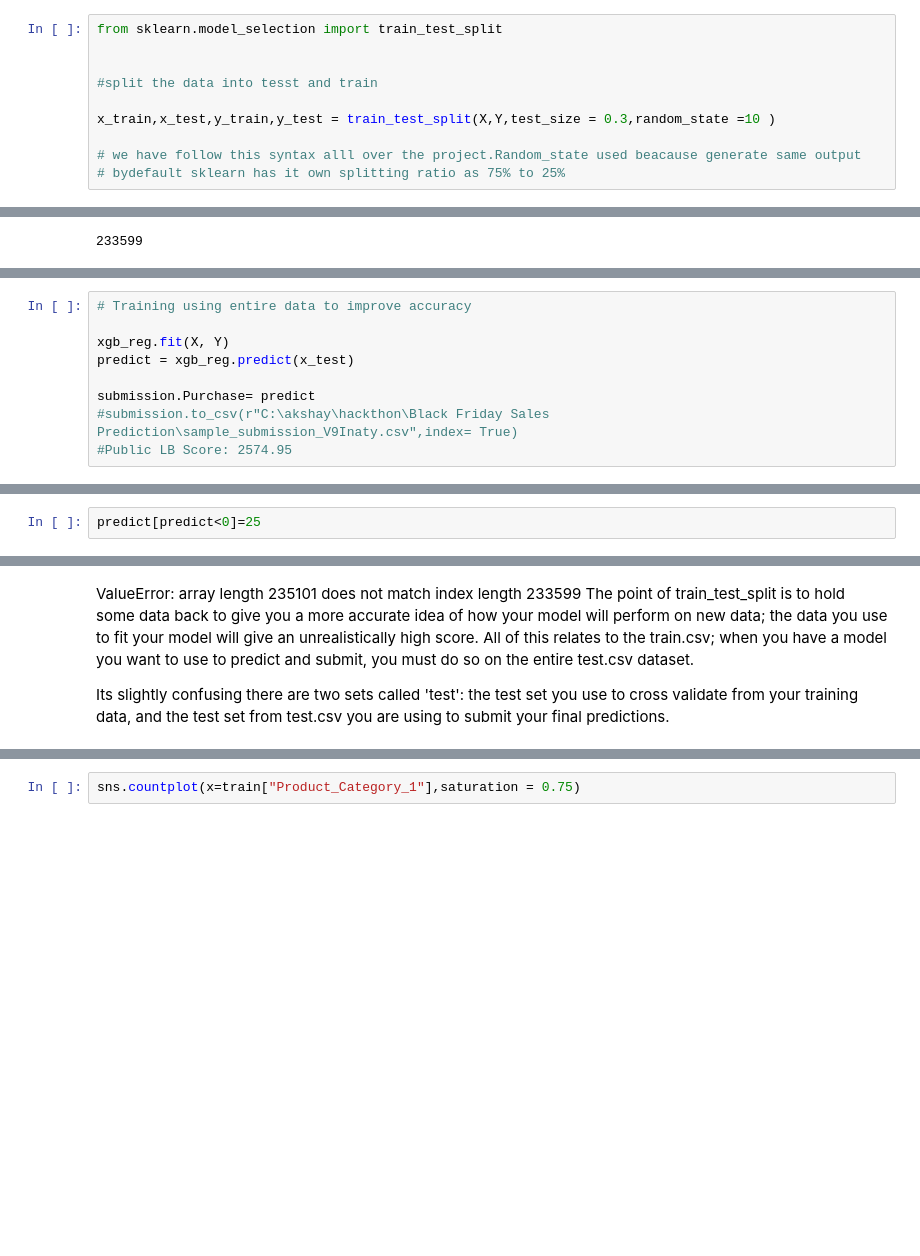
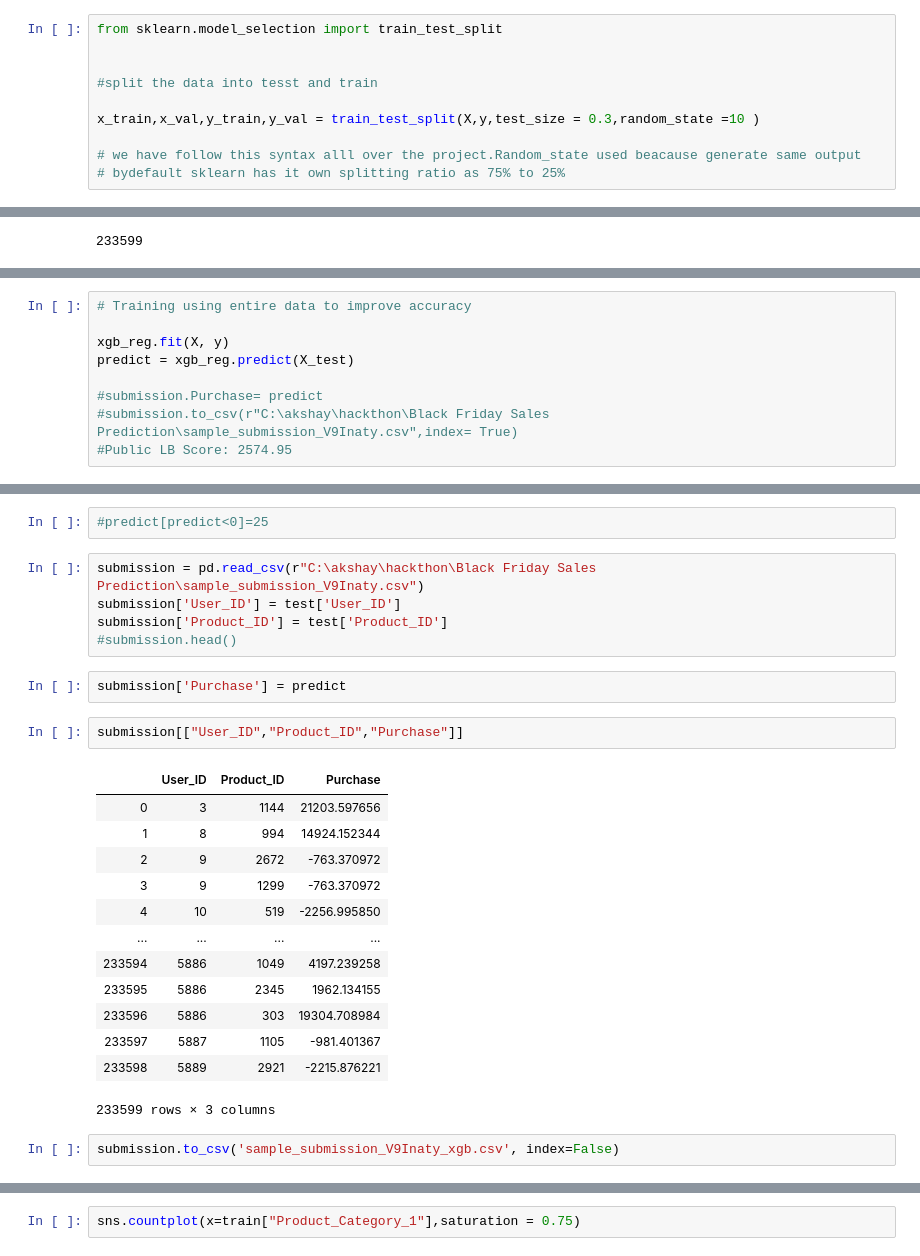
Before and after one commit to arav38/BlackFriday_Sale, a Jupyter notebook: datahack.analyticsvidhya.------black-friday.ipynb, the cells around one changed output, grey strips where cells are left out. Cells and saved outputs as stored; diff of their text form; blank space fills up the shorter version.

```diff
--- a/datahack.analyticsvidhya.------black-friday.ipynb
+++ b/datahack.analyticsvidhya.------black-friday.ipynb
@@ -371,7 +380,7 @@ from sklearn.model_selection import train_test_split
 
 #split the data into tesst and train
 
-x_train,x_test,y_train,y_test = train_test_split(X,Y,test_size = 0.3,random_state =10 )
+x_train,x_val,y_train,y_val = train_test_split(X,y,test_size = 0.3,random_state =10 )
 
 # we have follow this syntax alll over the project.Random_state used beacause generate same output
 # bydefault sklearn has it own splitting ratio as 75% to 25%
@@ -517,9 +546,9 @@ len(x_test)
 # %%
 # Training using entire data to improve accuracy
 
-xgb_reg.fit(X, Y)
-predict = xgb_reg.predict(x_test)
+xgb_reg.fit(X, y)
+predict = xgb_reg.predict(X_test)
 
-submission.Purchase= predict
+#submission.Purchase= predict
 #submission.to_csv(r"C:\akshay\hackthon\Black Friday Sales Prediction\sample_submission_V9Inaty.csv",index= True)
 #Public LB Score: 2574.95
@@ -528,2 +554,0 @@ ValueError: Length of values does not match length of index
-# %%
-predict[predict<0]=25
@@ -544,5 +559,27 @@ len(predict)
-# %% [markdown]
-ValueError: array length 235101 does not match index length 233599
-The point of train_test_split is to hold some data back to give you a more accurate idea of how your model will perform on new data; the data you use to fit your model will give an unrealistically high score. All of this relates to the train.csv; when you have a model you want to use to predict and submit, you must do so on the entire test.csv dataset.
-
-Its slightly confusing there are two sets called 'test': the test set you use to cross validate from your training data, and the test set from test.csv you are using to submit your final predictions.
+# %%
+#predict[predict<0]=25
+# %%
+submission = pd.read_csv(r"C:\akshay\hackthon\Black Friday Sales Prediction\sample_submission_V9Inaty.csv")
+submission['User_ID'] = test['User_ID']
+submission['Product_ID'] = test['Product_ID']
+#submission.head()
+# %%
+submission['Purchase'] = predict
+# %%
+submission[["User_ID","Product_ID","Purchase"]]
+# %% [output]
+|  | User_ID | Product_ID | Purchase |
+| 0 | 3 | 1144 | 21203.597656 |
+| 1 | 8 | 994 | 14924.152344 |
+| 2 | 9 | 2672 | -763.370972 |
+| 3 | 9 | 1299 | -763.370972 |
+| 4 | 10 | 519 | -2256.995850 |
+| ... | ... | ... | ... |
+| 233594 | 5886 | 1049 | 4197.239258 |
+| 233595 | 5886 | 2345 | 1962.134155 |
+| 233596 | 5886 | 303 | 19304.708984 |
+| 233597 | 5887 | 1105 | -981.401367 |
+| 233598 | 5889 | 2921 | -2215.876221 |
+233599 rows × 3 columns
+# %%
+submission.to_csv('sample_submission_V9Inaty_xgb.csv', index=False)
```
Also changed, not shown: parts of 112 cells of this notebook.
